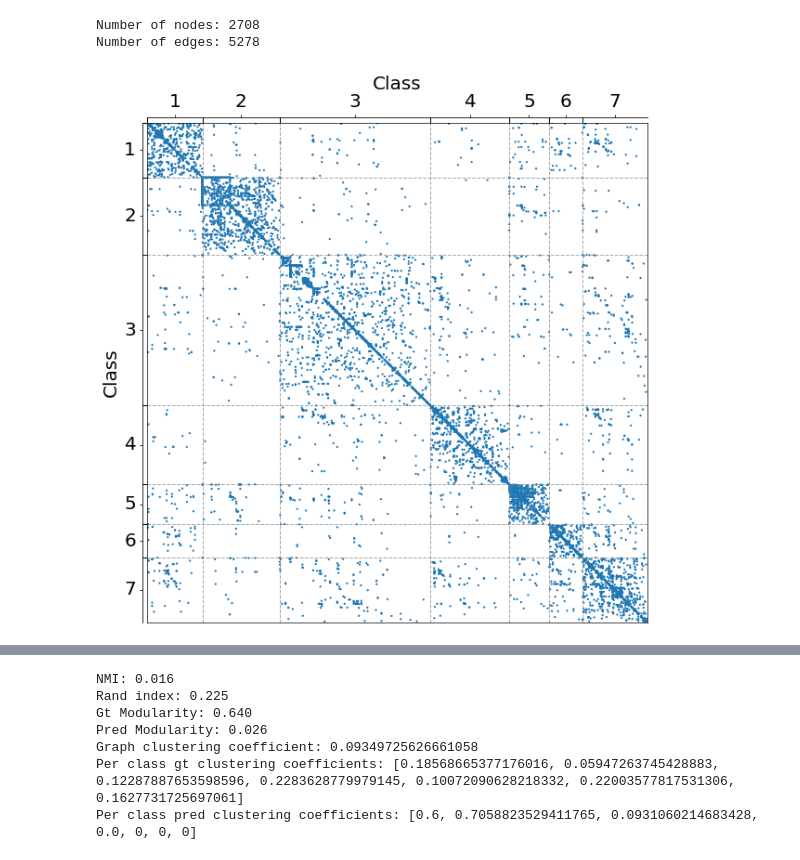
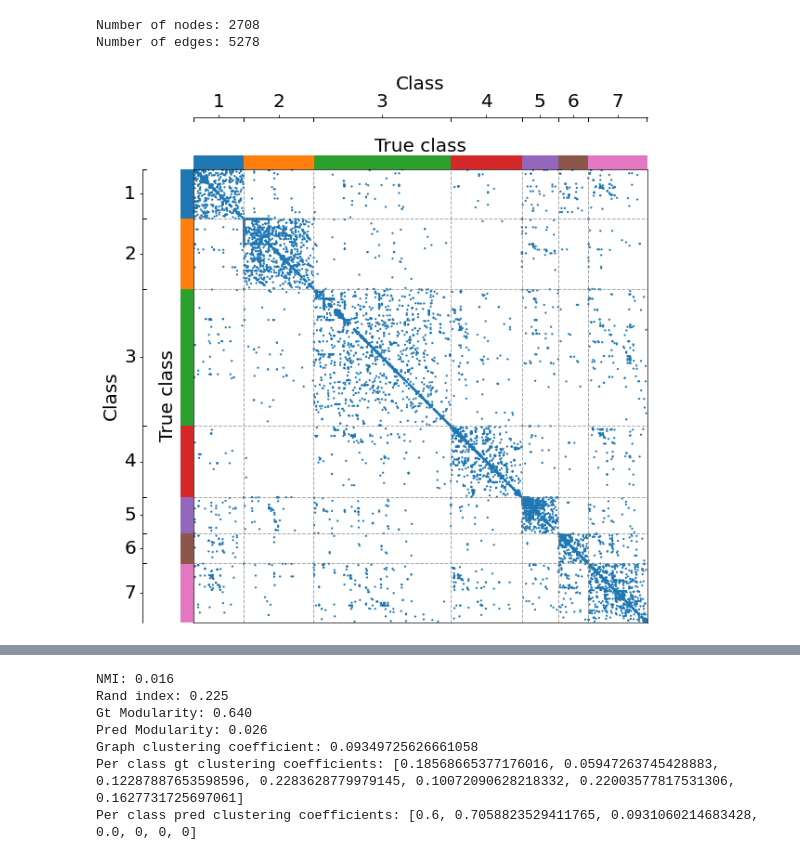
Before and after one commit to bastienlc/SBM-EM, a Jupyter notebook: experiments_spectral.ipynb, the cells around one changed output, grey strips where cells are left out. Saved outputs shown, nothing was run; the diff lists cells and outputs as text; code cells hidden in the pictures.

```diff
--- a/experiments_spectral.ipynb
+++ b/experiments_spectral.ipynb
@@ -93,9 +93,9 @@ Number of nodes: 2708
 Number of edges: 5278
 # %%
 # Plot ground truth clustering
-draw_dot_plot(X, y + 1)
+draw_dot_plot(X, y + 1, y + 1)
 # %% [output]
-[figure, old version]
+[figure, new version]
 # %%
 # Run EM algorithm
 t0 = time.time()
```
Also changed, not shown: parts of 2 cells of this notebook, 3 other files.
